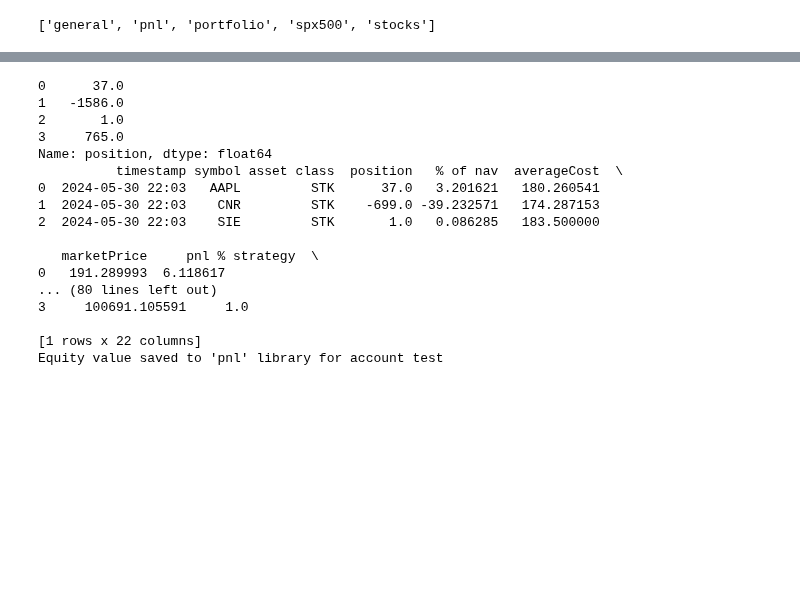
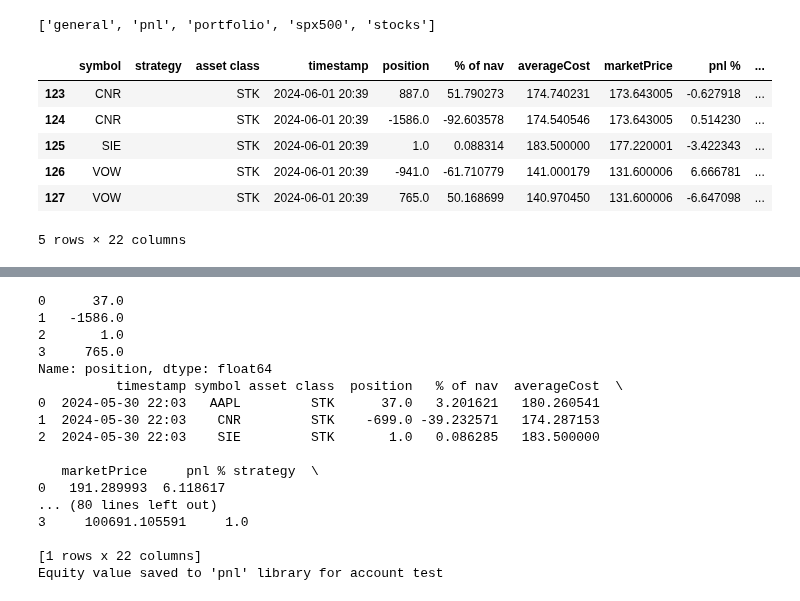
Before and after one commit to lowQuant/IB-Multi-Strategy-ATS, a Jupyter notebook: data_and_research/portfoliomanager_test.ipynb, the cells around one changed output, grey strips where cells are left out. Drawn from its saved outputs; the diff is of its cells as text; code cells hidden in the pictures; blank space fills up the shorter version.

```diff
--- a/data_and_research/portfoliomanager_test.ipynb
+++ b/data_and_research/portfoliomanager_test.ipynb
@@ -41,3 +41,14 @@ ac.list_libraries()
 # pm = PortfolioManager(ib)
 # Library(Arctic(config=LMDB(path=c:\Users\Johannes.Lange\pythonscripts\ATS\data_and_research\data_and_research\db)), path=portfolio, storage=lmdb_storage)
 pm = PortfolioManager(ib,arctic=ac)
+# %%
+df = pm.portfolio_library.read(pm.account_id).data
+df.tail(5)
+# %% [output]
+|  | symbol | strategy | asset class | timestamp | position | % of nav | averageCost | marketPrice | pnl % | ... |
+| 123 | CNR |  | STK | 2024-06-01 20:39 | 887.0 | 51.790273 | 174.740231 | 173.643005 | -0.627918 | ... |
+| 124 | CNR |  | STK | 2024-06-01 20:39 | -1586.0 | -92.603578 | 174.540546 | 173.643005 | 0.514230 | ... |
+| 125 | SIE |  | STK | 2024-06-01 20:39 | 1.0 | 0.088314 | 183.500000 | 177.220001 | -3.422343 | ... |
+| 126 | VOW |  | STK | 2024-06-01 20:39 | -941.0 | -61.710779 | 141.000179 | 131.600006 | 6.666781 | ... |
+| 127 | VOW |  | STK | 2024-06-01 20:39 | 765.0 | 50.168699 | 140.970450 | 131.600006 | -6.647098 | ... |
+5 rows × 22 columns
```
Also changed, not shown: parts of 3 cells of this notebook, 3 other files.
